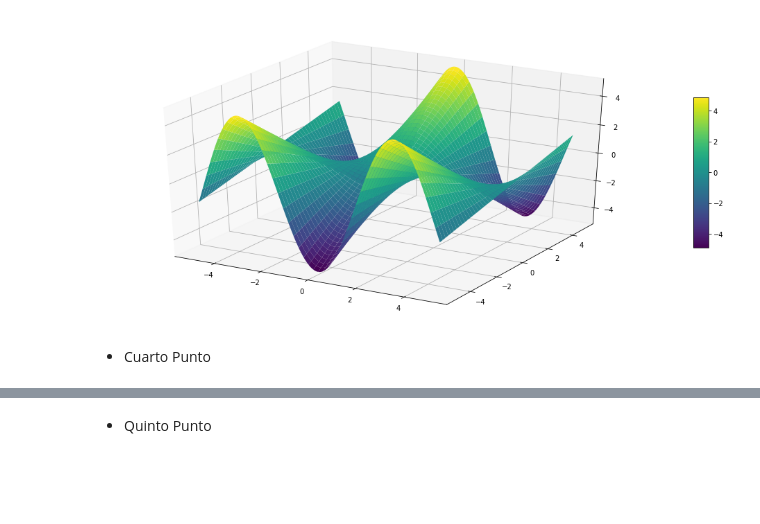
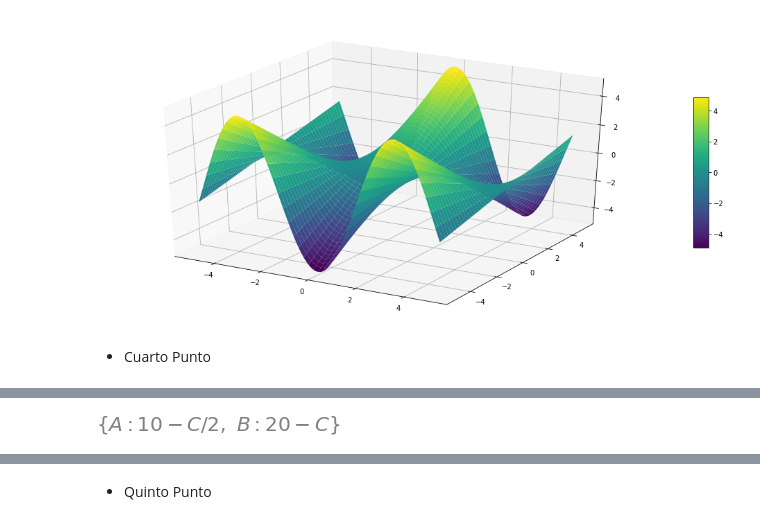
Before and after one commit to DuneV/2022-2, a Jupyter notebook: LAB2_OPTIMIZACION.ipynb, the cells around one changed output, grey strips where cells are left out. Drawn from its saved outputs; the diff is of its cells as text; code cells hidden in the pictures; blank space fills up the shorter version.

```diff
--- a/LAB2_OPTIMIZACION.ipynb
+++ b/LAB2_OPTIMIZACION.ipynb
@@ -162,0 +173,10 @@ plt.show()
+# %%
+sym.init_printing()
+
+A, B, C = sym.symbols('A,B,C')
+f = sym.Eq(2*A+3*B+4*C,80)
+g = sym.Eq(2*A+2*B+3*C,60)
+
+sym.solve([f,g],(A,B,C))
+# %% [output]
+[figure, added]
```
Also changed, not shown: parts of 6 cells of this notebook.
